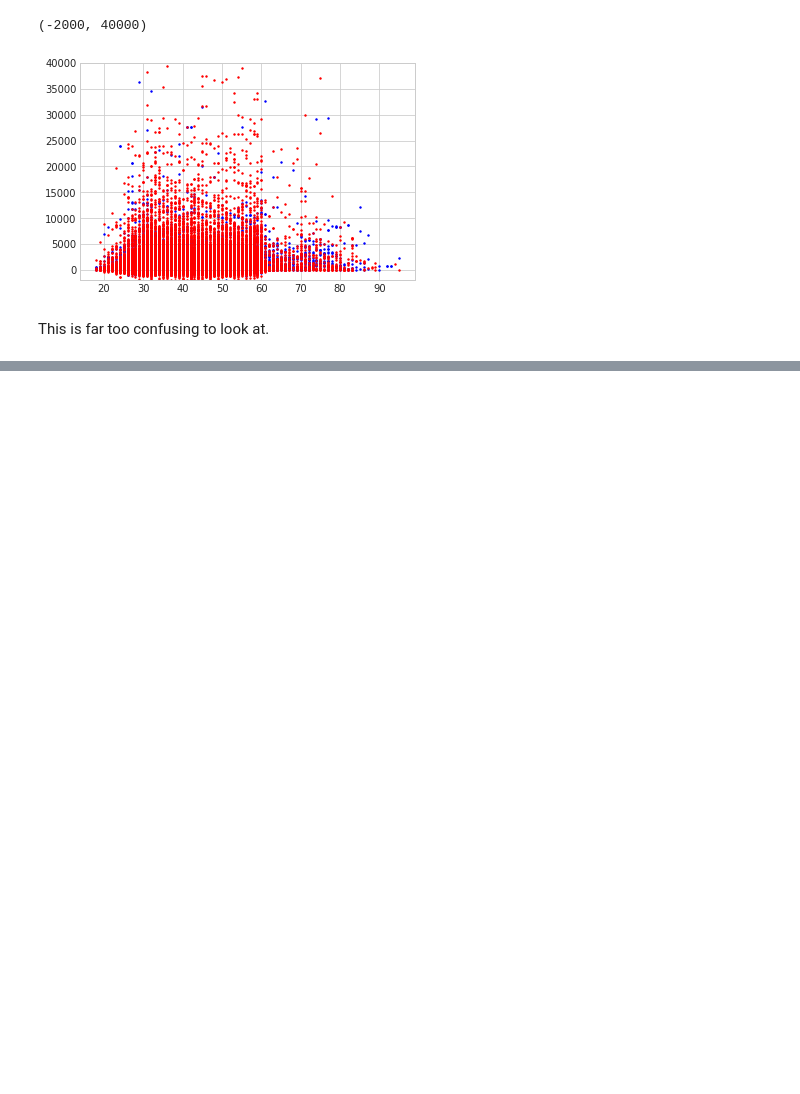
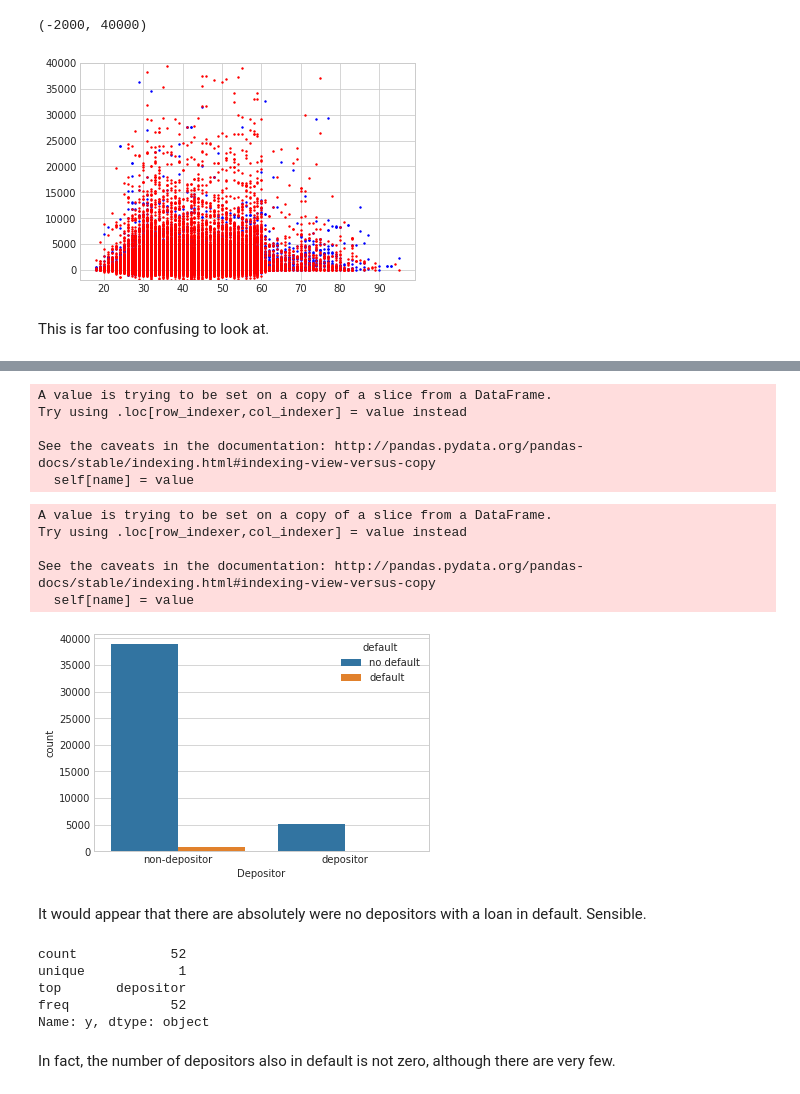
Before and after one commit to mrrobertbates/Springboard, a Jupyter notebook: Capstone_Project1_data_story/capstone_project1_data_story.ipynb, the cells around one changed output, grey strips where cells are left out. Saved outputs shown, nothing was run; the diff lists cells and outputs as text; code cells hidden in the pictures; blank space fills up the shorter version.

```diff
--- a/Capstone_Project1_data_story/capstone_project1_data_story.ipynb
+++ b/Capstone_Project1_data_story/capstone_project1_data_story.ipynb
@@ -133,0 +186,34 @@ df.balance.apply(lambda x: )
+# %%
+default_depositor.default = default_depositor.default.apply(lambda x: "default" if x==1 else "no default")
+# %% [output]
+A value is trying to be set on a copy of a slice from a DataFrame.
+Try using .loc[row_indexer,col_indexer] = value instead
+
+See the caveats in the documentation: http://pandas.pydata.org/pandas-docs/stable/indexing.html#indexing-view-versus-copy
+  self[name] = value
+# %%
+default_depositor.y = default_depositor.y.apply(lambda x: "depositor" if x == 1 else "non-depositor")
+# %% [output]
+A value is trying to be set on a copy of a slice from a DataFrame.
+Try using .loc[row_indexer,col_indexer] = value instead
+
+See the caveats in the documentation: http://pandas.pydata.org/pandas-docs/stable/indexing.html#indexing-view-versus-copy
+  self[name] = value
+# %%
+sns.countplot(x = 'y', hue = "default", data=default_depositor)
+plt.xlabel('Depositor')
+plt.show()
+# %% [output]
+[figure, added]
+# %% [markdown]
+It would appear that there are absolutely were no depositors with a loan in default.  Sensible.
+# %%
+default_depositor.loc[(default_depositor.default == "default") & (default_depositor.y == "depositor"), 'y'].describe()
+# %% [output]
+count            52
+unique            1
+top       depositor
+freq             52
+Name: y, dtype: object
+# %% [markdown]
+In fact, the number of depositors also in default is not zero, although there are very few.
```
Also changed, not shown: parts of 19 cells of this notebook, 8 other files.
